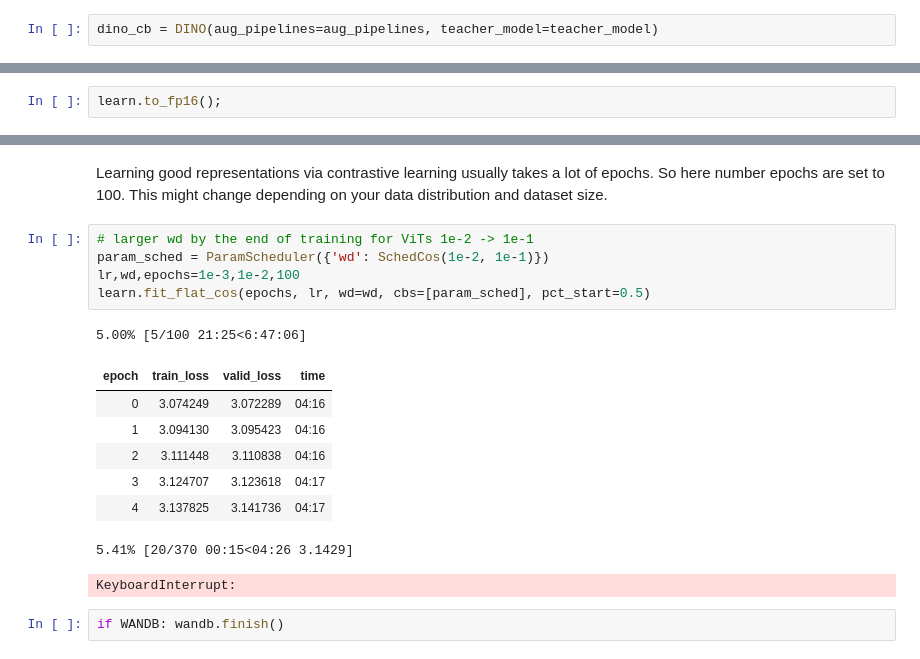
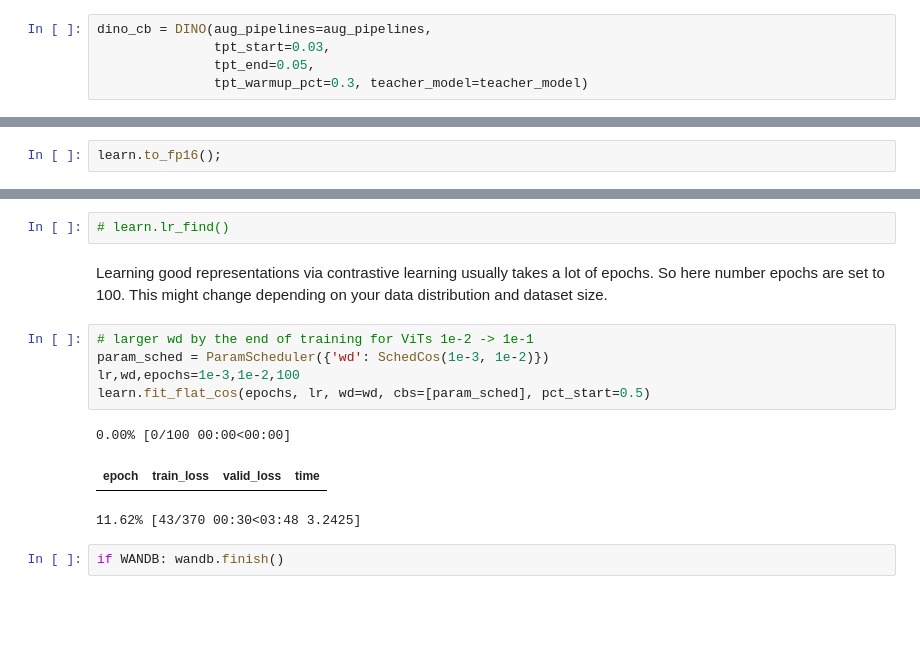
Before and after one commit to KeremTurgutlu/self_supervised, a Jupyter notebook: examples/vision/06 - training_dino_iwang.ipynb, the cells around one changed output, grey strips where cells are left out. Cells and saved outputs as stored; diff of their text form; blank space fills up the shorter version.

```diff
--- a/examples/vision/06 - training_dino_iwang.ipynb
+++ b/examples/vision/06 - training_dino_iwang.ipynb
@@ -111,7 +111,10 @@ aug_pipelines
 # %% [markdown]
 Here, we will feed the augmentation pipelines and leave temperature parameter as default.
 # %%
-dino_cb = DINO(aug_pipelines=aug_pipelines, teacher_model=teacher_model)
+dino_cb = DINO(aug_pipelines=aug_pipelines,
+               tpt_start=0.03,
+               tpt_end=0.05,
+               tpt_warmup_pct=0.3, teacher_model=teacher_model)
 # %%
 save_cb = SaveModelCallback(every_epoch=True)
 nan_cb = TerminateOnNaNCallback()
@@ -144,20 +141,16 @@ SuggestedLRs(lr_min=0.017378008365631102, lr_steep=0.14454397559165955)
+# %%
+# learn.lr_find()
 # %% [markdown]
 Learning good representations via contrastive learning usually takes a lot of epochs. So here number epochs are set to 100. This might change depending on your data distribution and dataset size.
 # %%
 # larger wd by the end of training for ViTs 1e-2 -> 1e-1
-param_sched = ParamScheduler({'wd': SchedCos(1e-2, 1e-1)})
+param_sched = ParamScheduler({'wd': SchedCos(1e-3, 1e-2)})
 lr,wd,epochs=1e-3,1e-2,100
 learn.fit_flat_cos(epochs, lr, wd=wd, cbs=[param_sched], pct_start=0.5)
 # %% [output]
-5.00% [5/100 21:25<6:47:06]
+0.00% [0/100 00:00<00:00]
 | epoch | train_loss | valid_loss | time |
-| 0 | 3.074249 | 3.072289 | 04:16 |
-| 1 | 3.094130 | 3.095423 | 04:16 |
-| 2 | 3.111448 | 3.110838 | 04:16 |
-| 3 | 3.124707 | 3.123618 | 04:17 |
-| 4 | 3.137825 | 3.141736 | 04:17 |
-5.41% [20/370 00:15<04:26 3.1429]
+11.62% [43/370 00:30<03:48 3.2425]
-KeyboardInterrupt:
 # %%
 if WANDB: wandb.finish()
 # %%
```
Also changed, not shown: parts of 2 cells of this notebook, 1 other file.
